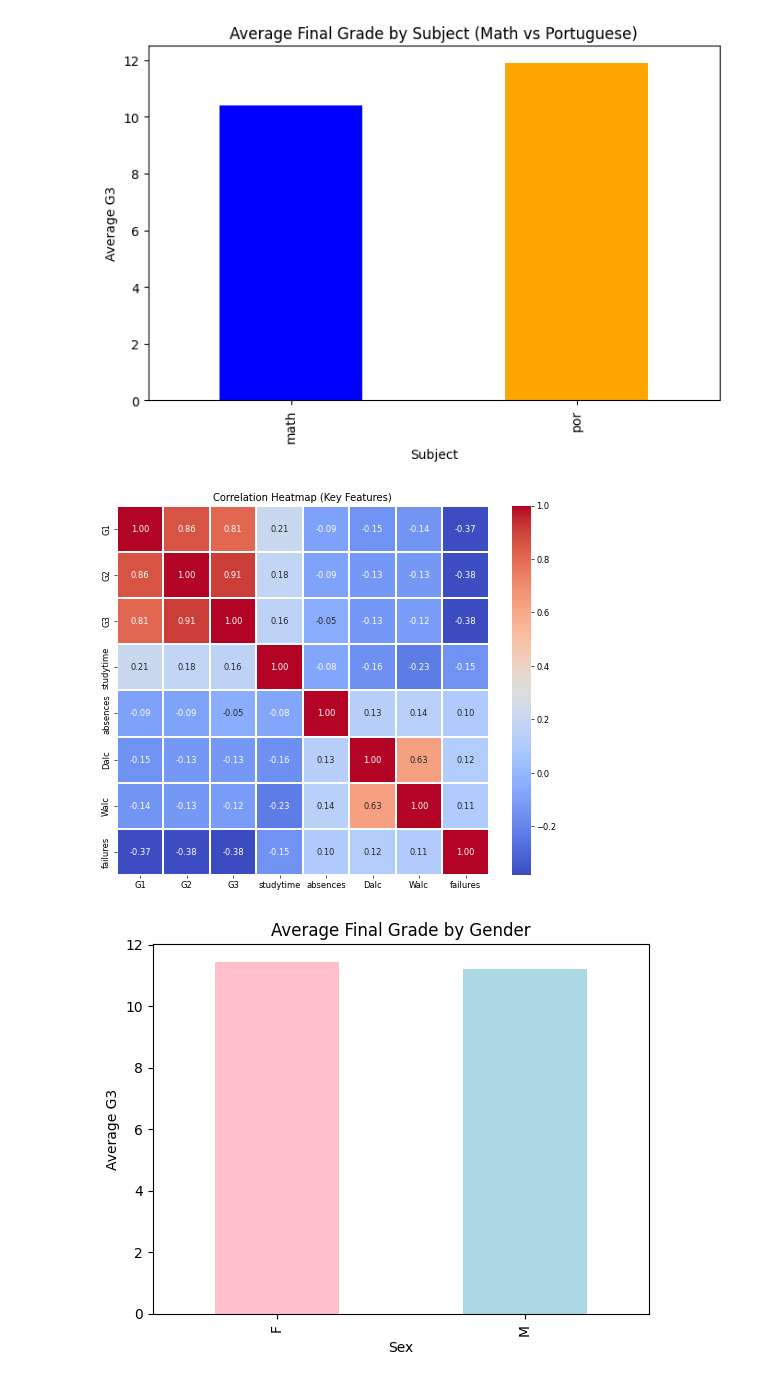
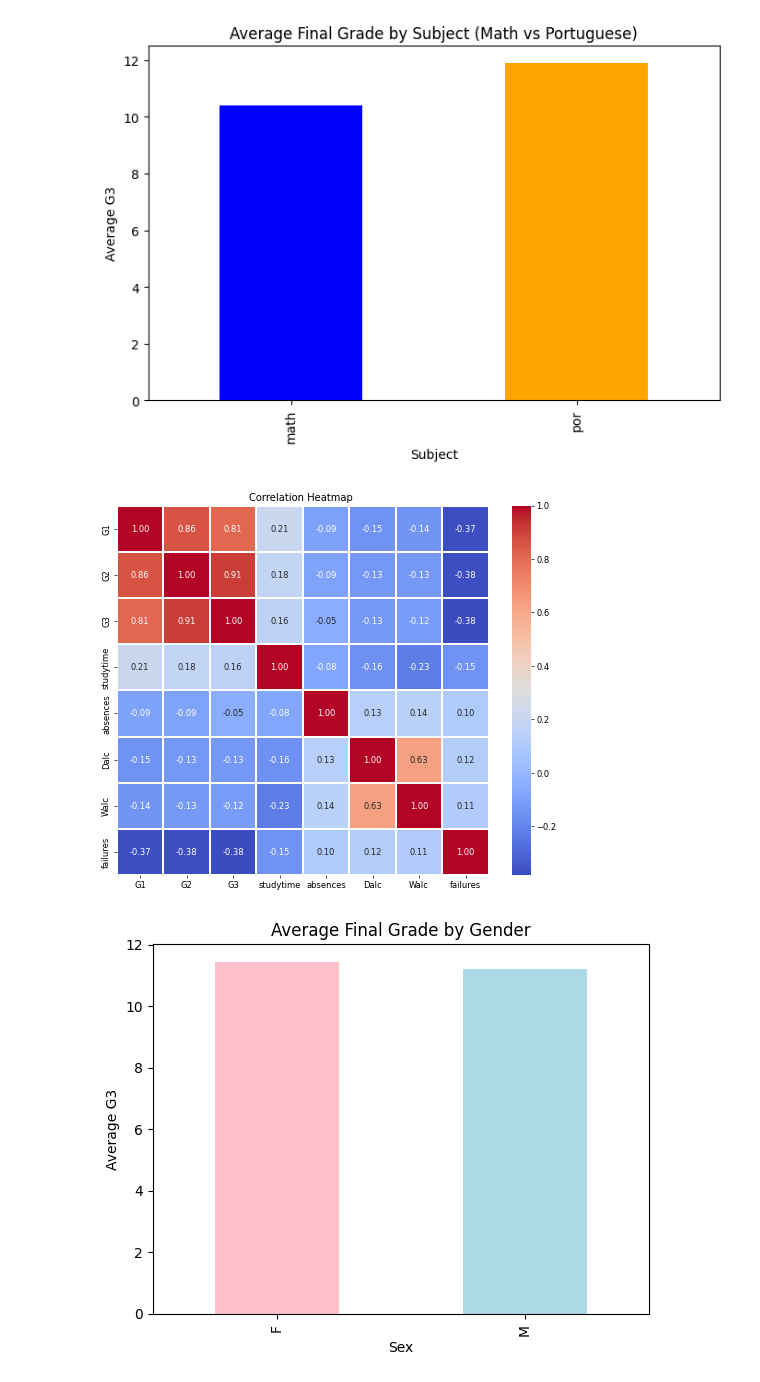
Before and after one commit to saideepthimalugu/student-academic-predication-, a Jupyter notebook: academic.ipynb, the cells around one changed output. Saved outputs shown, nothing was run; the diff lists cells and outputs as text; code cells hidden in the pictures.

```diff
--- a/academic.ipynb
+++ b/academic.ipynb
@@ -267,13 +267,13 @@ plt.show()
 # %%
 important_cols = ['G1','G2','G3','studytime','absences','Dalc','Walc','failures']
 
 plt.figure(figsize=(10,8), dpi=60)
 sns.heatmap(df[important_cols].corr(), annot=True, cmap='coolwarm', fmt=".2f", linewidths=0.5)
-plt.title("Correlation Heatmap (Key Features)")
+plt.title("Correlation Heatmap ")
 plt.savefig("Correlation heatmap.png",dpi=200, bbox_inches='tight')
 plt.show()
 # %% [output]
-[figure, old version]
+[figure, new version]
 # %%
 df.groupby('sex')['G3'].mean().plot(kind='bar', color=['pink','lightblue'])
 
```
Also changed, not shown: parts of 1 cell of this notebook.
